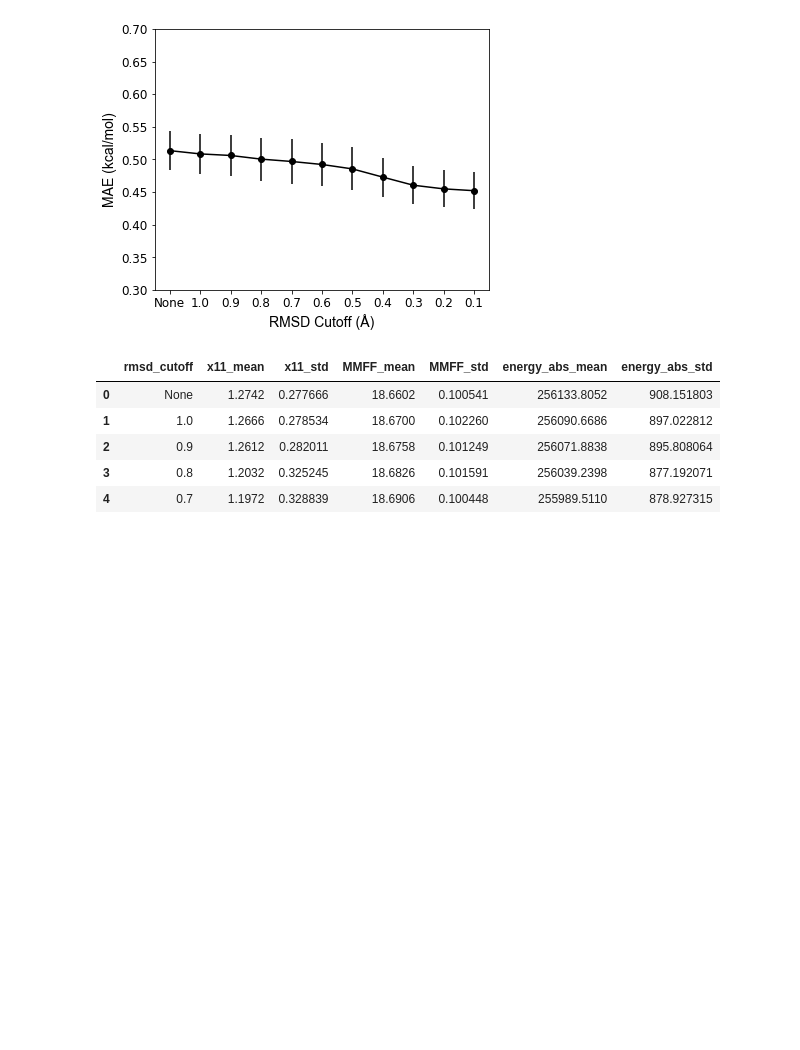
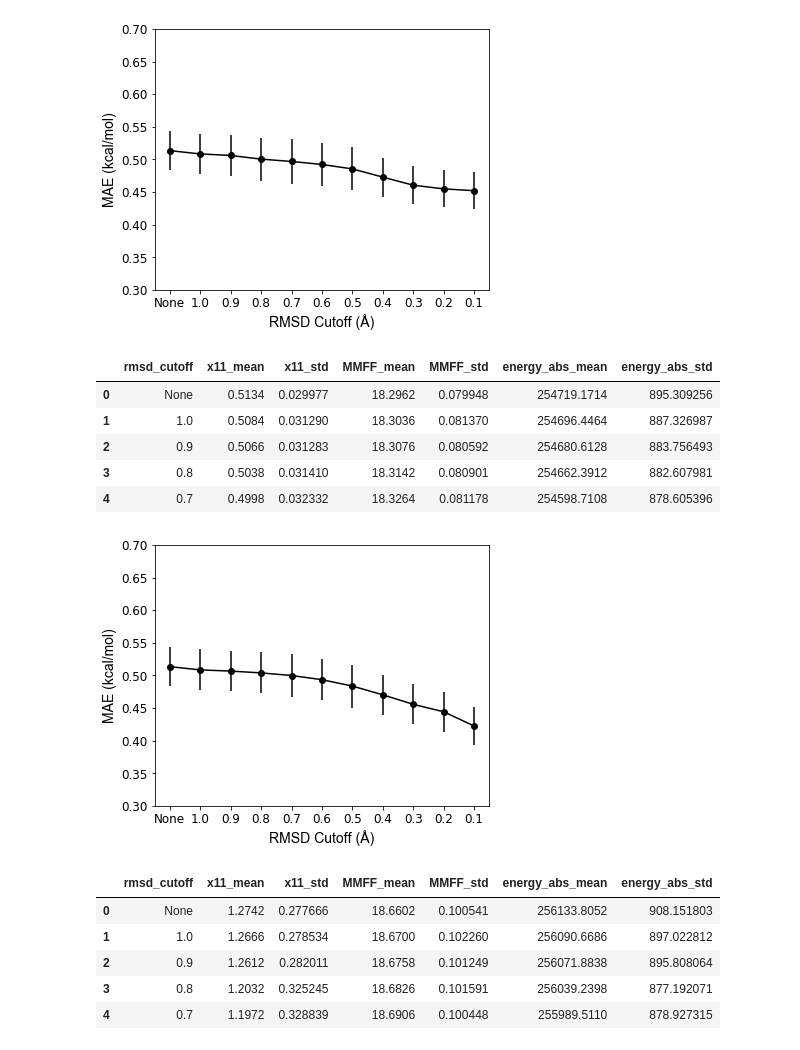
Before and after one commit to jenniening/DTNN_7ib, a Jupyter notebook: notebooks/Confs_RMSD.ipynb, the cells around one changed output. Drawn from its saved outputs; the diff is of its cells as text; code cells hidden in the pictures; blank space fills up the shorter version.

Commit message:
add rmsd1

```diff
--- a/notebooks/Confs_RMSD.ipynb
+++ b/notebooks/Confs_RMSD.ipynb
@@ -33,6 +33,18 @@ draw_graph_abs(abs_MAE_rmsd2_total,"MAE",True, "eMol9_rmsd_abs_MAE.pdf")
 | 3 | 0.8 | 0.5004 | 0.033067 | 18.3200 | 0.081949 | 254618.9418 | 865.341822 |
 | 4 | 0.7 | 0.4968 | 0.034026 | 18.3302 | 0.082079 | 254567.6082 | 867.391783 |
 [figure]
+# %%
+abs_MAE_rmsd2_total = pd.read_csv("eval_result_confs_abs_MAE_total_rmsd1.csv")
+abs_MAE_rmsd2_total.head()
+draw_graph_abs(abs_MAE_rmsd2_total,"MAE",True, "eMol9_rmsd_abs_MAE_rmsd1.pdf")
+# %% [output]
+|  | rmsd_cutoff | x11_mean | x11_std | MMFF_mean | MMFF_std | energy_abs_mean | energy_abs_std |
+| 0 | None | 0.5134 | 0.029977 | 18.2962 | 0.079948 | 254719.1714 | 895.309256 |
+| 1 | 1.0 | 0.5084 | 0.031290 | 18.3036 | 0.081370 | 254696.4464 | 887.326987 |
+| 2 | 0.9 | 0.5066 | 0.031283 | 18.3076 | 0.080592 | 254680.6128 | 883.756493 |
+| 3 | 0.8 | 0.5038 | 0.031410 | 18.3142 | 0.080901 | 254662.3912 | 882.607981 |
+| 4 | 0.7 | 0.4998 | 0.032332 | 18.3264 | 0.081178 | 254598.7108 | 878.605396 |
+[figure, added]
 # %%
 abs_RMSE_rmsd2_total = pd.read_csv("eval_result_confs_abs_RMSE_total_rmsd2.csv")
 abs_RMSE_rmsd2_total.head()
```
Also changed, not shown: parts of 6 cells of this notebook, 17 other files.
